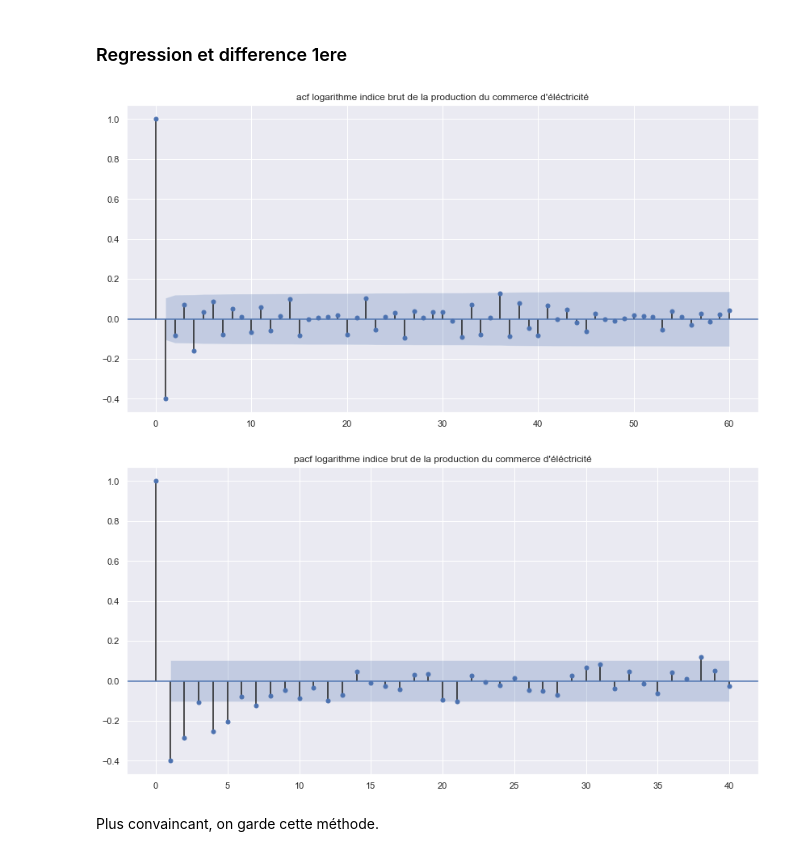
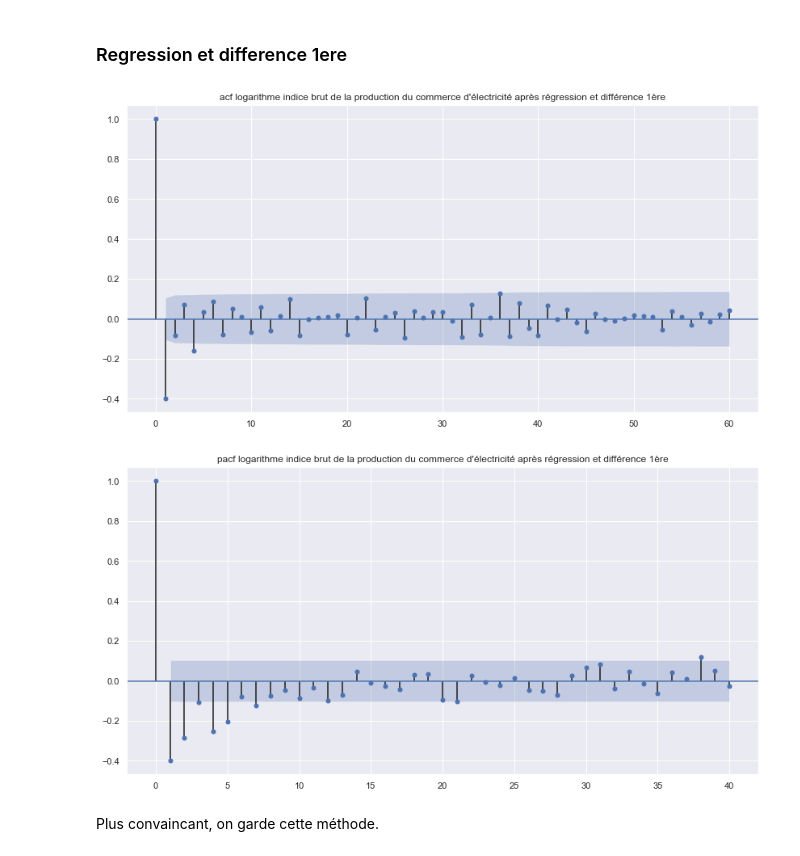
Before and after one commit to DimSum2k20/TimeSeries, a Jupyter notebook: partie1_etude_transform_serie.ipynb, the cells around one changed output. Saved outputs shown, nothing was run; the diff lists cells and outputs as text; code cells hidden in the pictures.

```diff
--- a/partie1_etude_transform_serie.ipynb
+++ b/partie1_etude_transform_serie.ipynb
@@ -137,7 +137,7 @@ with mpl.rc_context():
 with mpl.rc_context():
     mpl.rc("figure", figsize=(10,10))
     plot_pacf(log_dfE, lags=40,
-             title="pacf logarithme indice brut de la production Commerce d'éléctricité",
+             title="pacf logarithme indice brut de la production commerce d'électricité",
         )
 #intervals de confiance standards
 # %% [output]
@@ -149,11 +149,11 @@ with mpl.rc_context():
     mpl.rc("figure", figsize=(14,7))
 
     plot_acf(log_dfE, lags=40,
-             title="acf logarithme indice brut de la production Commerce d'éléctricité")
+             title="acf logarithme indice brut de la production commerce d'électricité")
     plt.savefig("Images/acf.png")
 
     plot_pacf(log_dfE, lags=40,
-             title="pacf logarithme indice brut de la production Commerce d'éléctricité")
+             title="pacf logarithme indice brut de la production commerce d'électricité")
     plt.savefig("Images/pacf.png")
 # %% [output]
 [figure]
@@ -263,12 +266,12 @@ with mpl.rc_context():
     mpl.rc("figure", figsize=(14,7))
 
     plot_acf(log_dfE_diff.values, lags=60,
-             title="acf du logarithme de l'indice brut de la production du commerce d'éléctricité apres difference 12eme")
-    #plt.savefig("Images/acf12eme.png")
+             title="acf du logarithme de l'indice brut de la production du commerce d'électricité apres différence 12ème")
+    plt.savefig("Images/acf12eme.png")
 
     plot_pacf(log_dfE_diff.values, lags=60,
-           title="pacf du logarithme de l'indice brut de la production du commerce d'éléctricité apres difference 12eme")
-    #plt.savefig("Images/pacf12eme.png")
+           title="pacf du logarithme de l'indice brut de la production du commerce d'électricité apres différence 12ème")
+    plt.savefig("Images/pacf12eme.png")
 # %% [output]
 [figure]
 [figure]
@@ -279,11 +282,11 @@ with mpl.rc_context():
     mpl.rc("figure", figsize=(14,7))
 
     plot_acf(station.values, lags=60,
-             title="acf du logarithme de l'indice brut de la production du commerce d'éléctricité apres difference 12eme et 1ere")
+             title="acf du logarithme de l'indice brut de la production du commerce d'électricité apres différence 12ème et 1ère")
     plt.savefig("Images/acf12eme1ere.png")
 
     plot_pacf(station.values, lags=60,
-        title="pacf du logarithme de l'indice brut de la production du commerce d'éléctricité apres difference 12eme et 1ere")
+        title="pacf du logarithme de l'indice brut de la production du commerce d'électricité apres différence 12ème et 1ère")
     plt.savefig("Images/pacf12eme1ere.png")
 # %% [output]
 [figure]
@@ -293,15 +296,15 @@ with mpl.rc_context():
 # %%
 with mpl.rc_context():
     mpl.rc("figure", figsize=(14,7))
 
-    plot_acf(station2.values, lags=60, title="acf logarithme indice brut de la production du commerce d'éléctricité")
-    #plt.savefig("Images/acf.png")
+    plot_acf(station2.values, lags=60, title="acf logarithme indice brut de la production du commerce d'électricité après régression et différence 1ère")
+    plt.savefig("Images/acf_reg.png")
 
-    plot_pacf(station2.values, lags=40, title="pacf logarithme indice brut de la production du commerce d'éléctricité")
-    #plt.savefig("Images/pacf.png")
+    plot_pacf(station2.values, lags=40, title="pacf logarithme indice brut de la production du commerce d'électricité après régression et différence 1ère")
+    plt.savefig("Images/pacf_reg.png")
 # %% [output]
-[figure, old version]
+[figure, new version]
-[figure, old version]
+[figure, new version]
 # %% [markdown]
 Plus convaincant, on garde cette méthode.
 # %% [markdown]
```
Also changed, not shown: parts of 8 cells of this notebook, 9 other files.
